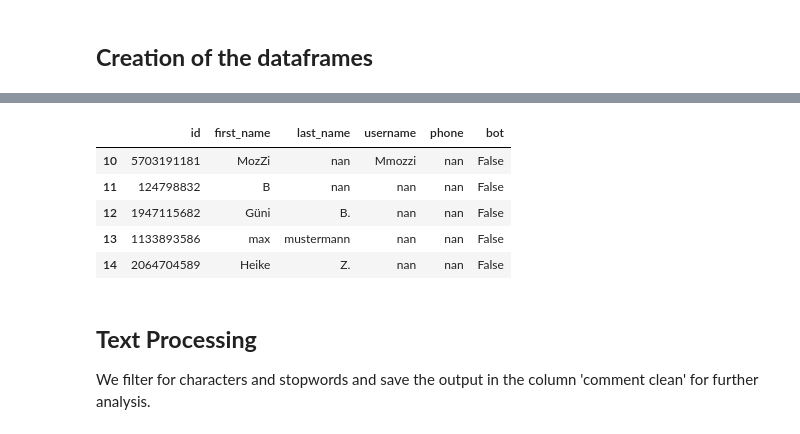
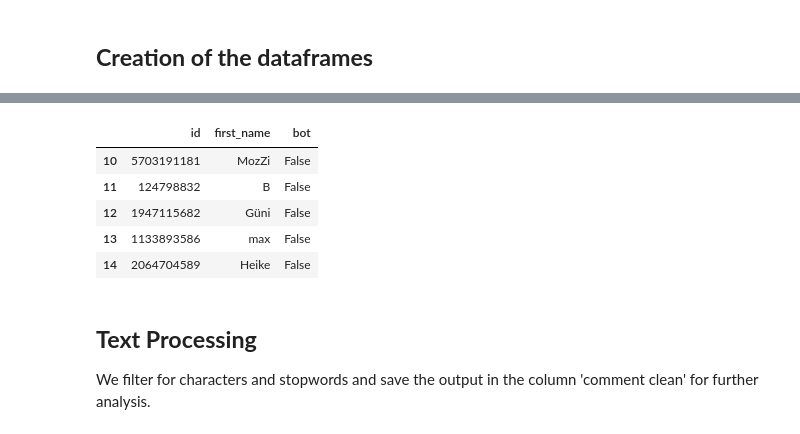
Before and after one commit to ChristianWussow/Portfolio, a Jupyter notebook: Telegram_group_analysis.ipynb, the cells around one changed output, grey strips where cells are left out. Saved outputs shown, nothing was run; the diff lists cells and outputs as text; code cells hidden in the pictures.

```diff
--- a/Telegram_group_analysis.ipynb
+++ b/Telegram_group_analysis.ipynb
@@ -209,37 +209,40 @@ comment_df.head()
 # %%
 import pandas as pd
 
 # create user dataframe
 
 #user_df = pd.DataFrame.from_dict(user_list)
 user_df = user_df[['id','first_name','last_name', 'username', 'phone', 'bot']]
 
 unique_df = pd.DataFrame()
 unique_df['id'] = pd.DataFrame(user_df.id.unique())
 unique_df [['first_name', 'last_name', 'username','phone', 'bot']]= user_df[['first_name', 'last_name','username','phone', 'bot']]
 unique_df.shape
 user_df=unique_df.copy()
 
 def mask_values(val):
     return f"opacity: {0}"
 
 user_filtered = user_df.iloc[10:15,:]
 
 hidden_user_df= user_filtered.style.applymap(
     mask_values,
     subset=(
         user_filtered.index,
         ["last_name", 'username']))
 
 # we hide the values in the 'last_name' column
 hidden_user_df
+
+# alternative for GitHub
+user_filtered[['id','first_name', 'bot']]
 # %% [output]
-|  | id | first_name | last_name | username | phone | bot |
-| 10 | 5703191181 | MozZi | nan | Mmozzi | nan | False |
-| 11 | 124798832 | B | nan | nan | nan | False |
-| 12 | 1947115682 | Güni | B. | nan | nan | False |
-| 13 | 1133893586 | max | mustermann | nan | nan | False |
-| 14 | 2064704589 | Heike | Z. | nan | nan | False |
+|  | id | first_name | bot |
+| 10 | 5703191181 | MozZi | False |
+| 11 | 124798832 | B | False |
+| 12 | 1947115682 | Güni | False |
+| 13 | 1133893586 | max | False |
+| 14 | 2064704589 | Heike | False |
 # %% [markdown]
 ## **Text Processing**
 
```
